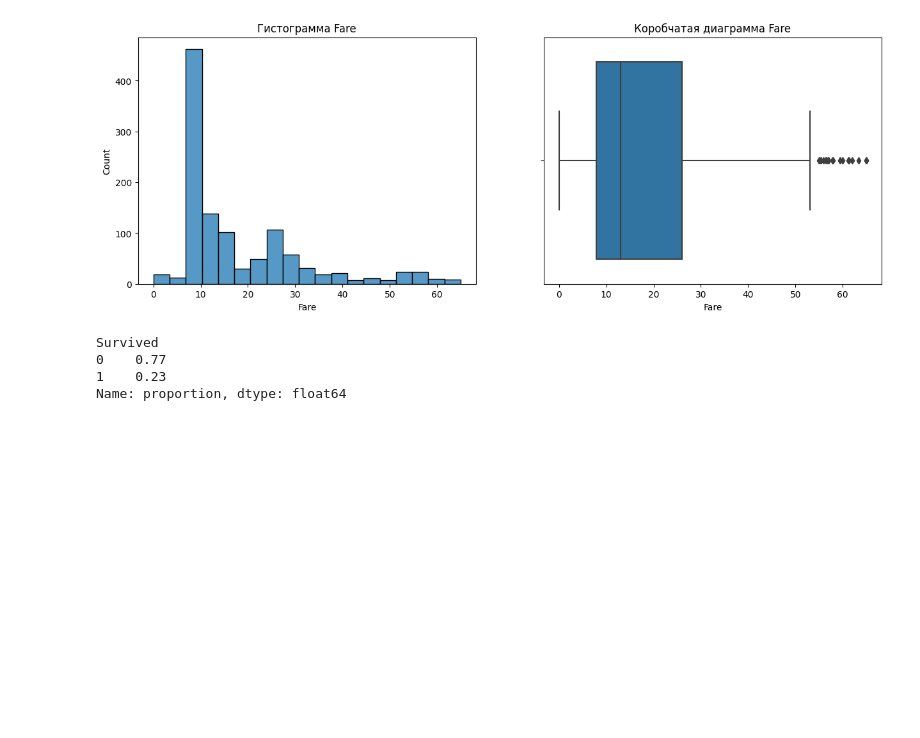
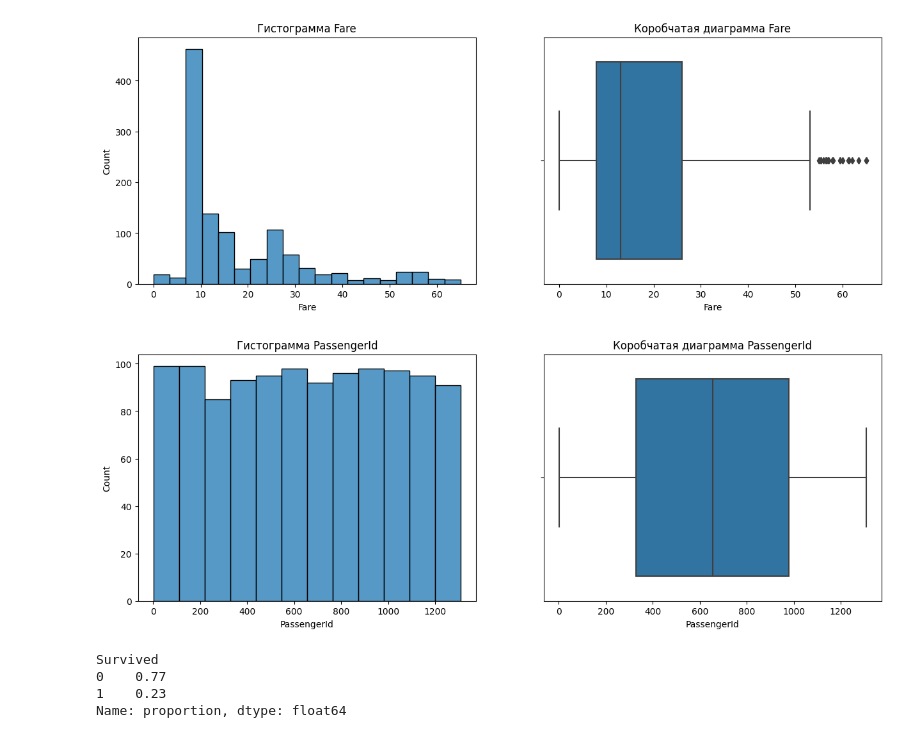
Before and after one commit to ZlatanSU87/Kaggle_Titanic, a Jupyter notebook: titanic-df-shevchenko.ipynb, the cells around one changed output. Drawn from its saved outputs; the diff is of its cells as text; code cells hidden in the pictures; blank space fills up the shorter version.

```diff
--- a/titanic-df-shevchenko.ipynb
+++ b/titanic-df-shevchenko.ipynb
@@ -421,6 +421,14 @@ boxplot = sns.boxplot(titan_data, x='Fare', ax=axes[1]);
 boxplot.set_title('Коробчатая диаграмма Fare');
 # %% [output]
 [figure]
+# %%
+fig, axes = plt.subplots(nrows=1, ncols=2, figsize=(15,5))
+hisplot = sns.histplot(titan_data, x='PassengerId', ax=axes[0]);
+hisplot.set_title('Гистограмма PassengerId');
+boxplot = sns.boxplot(titan_data, x='PassengerId', ax=axes[1]);
+boxplot.set_title('Коробчатая диаграмма PassengerId');
+# %% [output]
+[figure, added]
 # %%
 survived_values = titan_data.Survived.value_counts(normalize=True).__round__(2)
 survived_values
```
Also changed, not shown: parts of 31 cells of this notebook.
